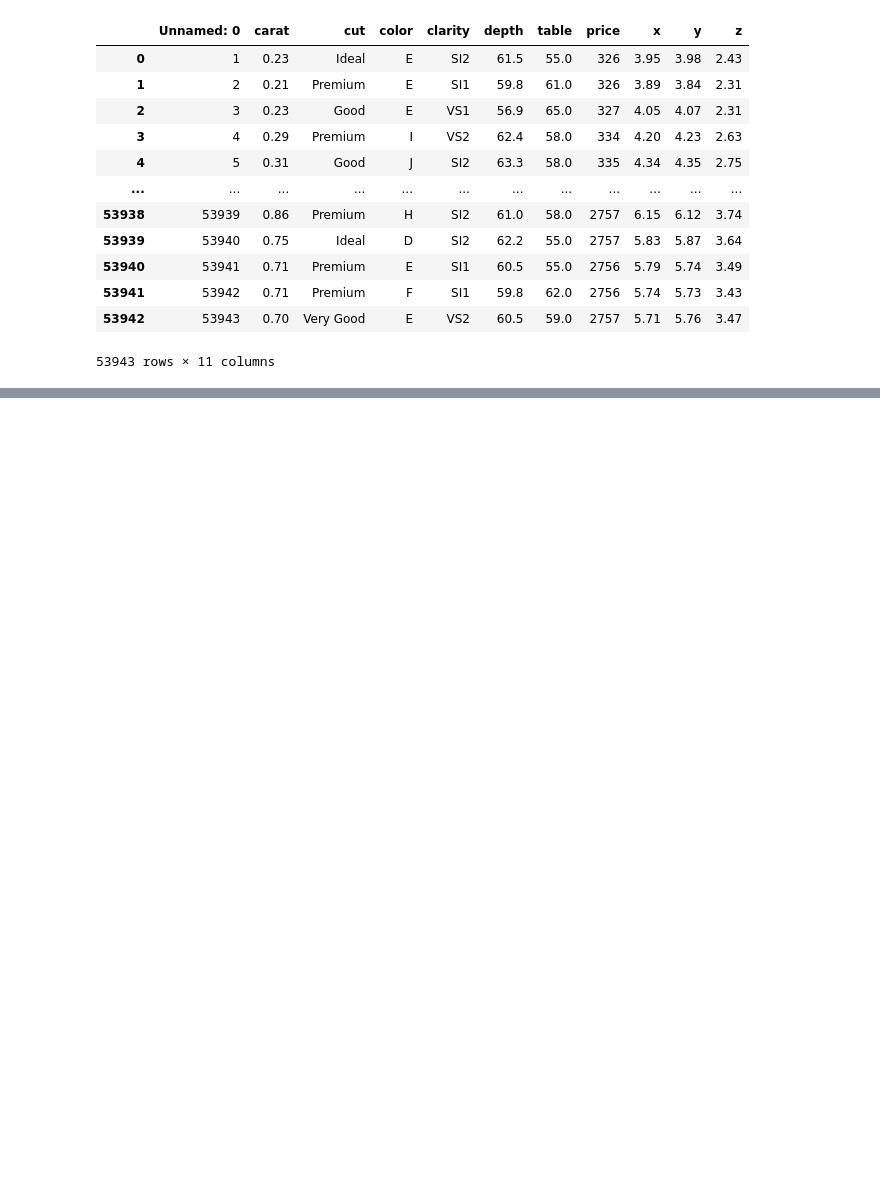
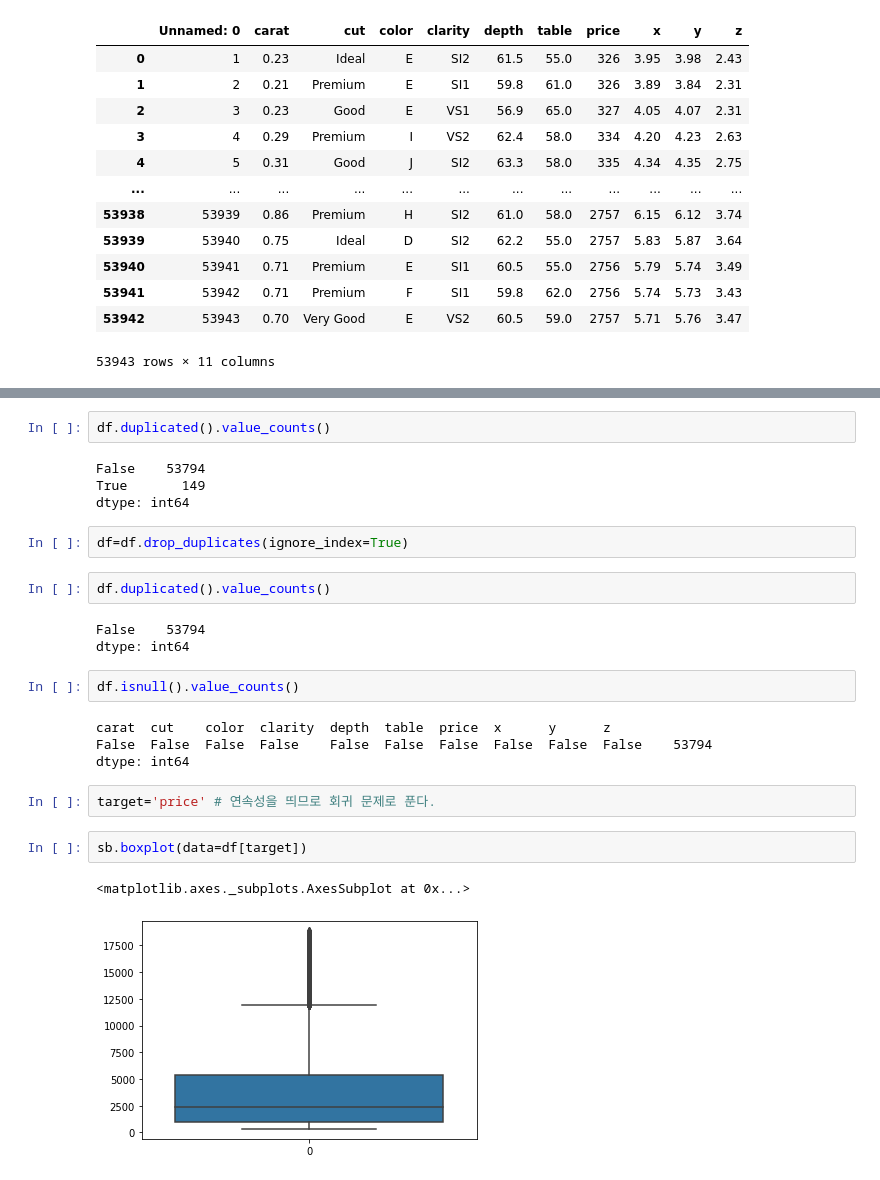
Before and after one commit to IlsuSong/diamond_price_pred, a Jupyter notebook: AI_14_송일수_Section2.ipynb, the cells around one changed output, grey strips where cells are left out. Saved outputs shown, nothing was run; the diff lists cells and outputs as text; blank space fills up the shorter version.

```diff
--- a/AI_14_송일수_Section2.ipynb
+++ b/AI_14_송일수_Section2.ipynb
@@ -119,0 +101,26 @@ train
+# %%
+df.duplicated().value_counts()
+# %% [output]
+False    53794
+True       149
+dtype: int64
+# %%
+df=df.drop_duplicates(ignore_index=True)
+# %%
+df.duplicated().value_counts()
+# %% [output]
+False    53794
+dtype: int64
+# %%
+df.isnull().value_counts()
+# %% [output]
+carat  cut    color  clarity  depth  table  price  x      y      z
+False  False  False  False    False  False  False  False  False  False    53794
+dtype: int64
+# %%
+target='price' # 연속성을 띄므로 회귀 문제로 푼다.
+# %%
+sb.boxplot(data=df[target])
+# %% [output]
+<matplotlib.axes._subplots.AxesSubplot at 0x...>
+[figure, added]
```
Also changed, not shown: parts of 53 cells of this notebook.
